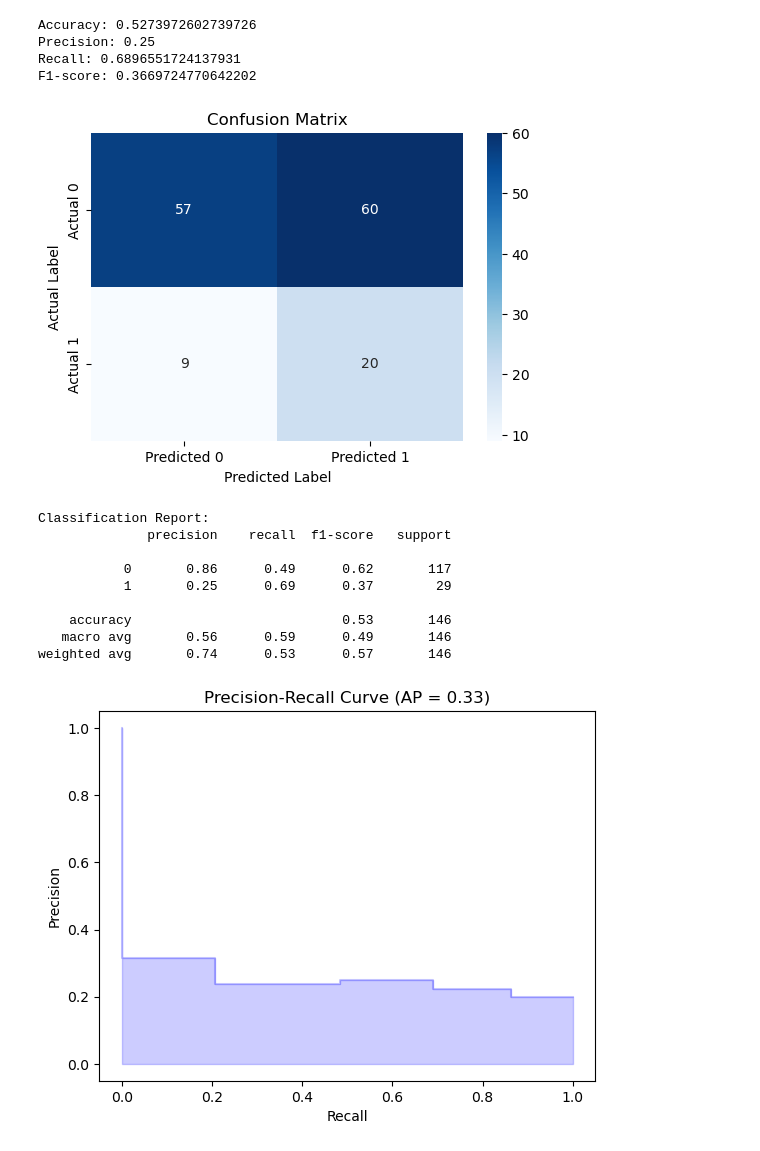
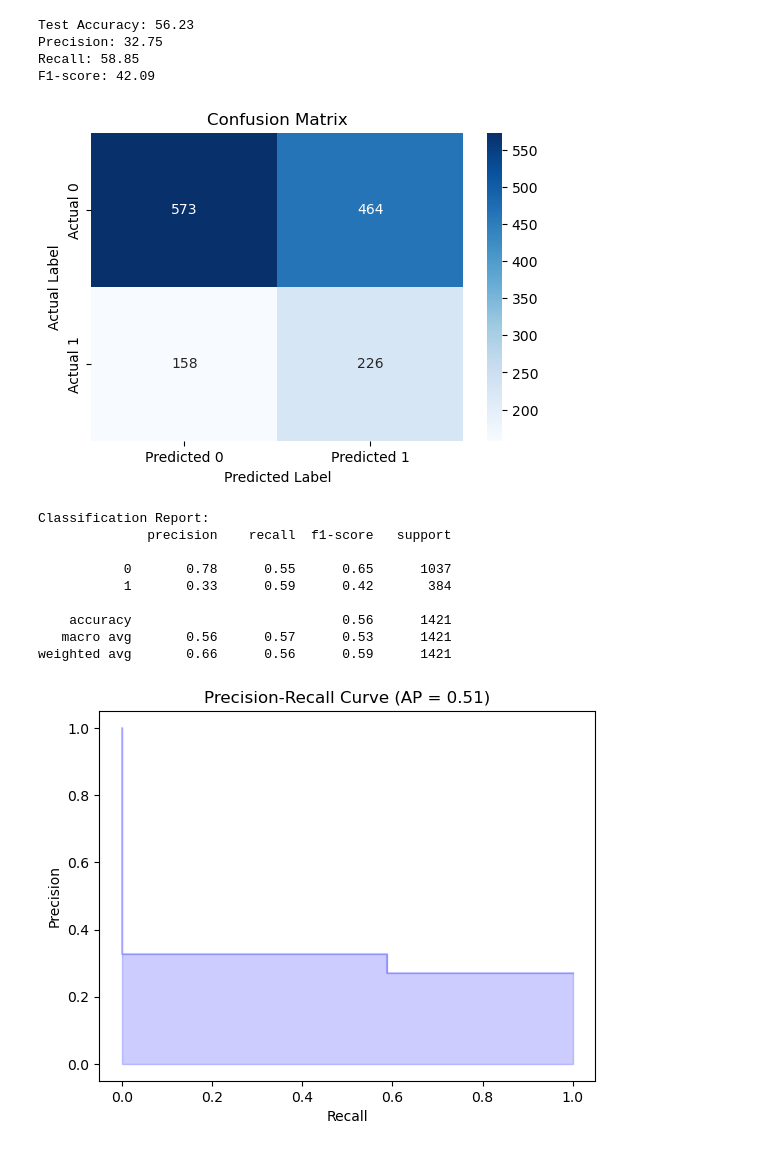
Before and after one commit to NohJangHyun/MIMIC-III-mortality-prediction, a Jupyter notebook: Model/Decision Tree.ipynb, the cells around one changed output. Cells and saved outputs as stored; diff of their text form; code cells hidden in the pictures.

```diff
--- a/Model/Decision Tree.ipynb
+++ b/Model/Decision Tree.ipynb
@@ -11,8 +11,8 @@ import warnings
 warnings.filterwarnings('ignore')
 # %%
 # 데이터 불러오기
-train_data = pd.read_csv("~/project/MIMIC-III/Baseline/overlap/All/overlap_All(1%)_train.csv")
-test_data = pd.read_csv("~/project/MIMIC-III/Baseline/overlap/All/overlap_All(1%)_test.csv")
+train_data = pd.read_csv("~/project/MIMIC-III/Baseline/overlap/ARDS/OSI/overlap_OSI(10%)_train.csv")
+test_data = pd.read_csv("~/project/MIMIC-III/Baseline/overlap/ARDS/OSI/overlap_OSI(10%)_test.csv")
 
 train_data.drop(["SUBJECT_ID","HADM_ID", "DOA", "TLOS", "ETHNICITY"], axis=1, inplace=True)
 test_data.drop(["SUBJECT_ID","HADM_ID", "DOA", "TLOS", "ETHNICITY"], axis=1, inplace=True)
@@ -154,10 +154,18 @@ precision = precision_score(test_data['y'], y_pred)
 recall = recall_score(test_data['y'], y_pred)
 f1 = f1_score(test_data['y'], y_pred)
 
-print("Accuracy:", accuracy)
-print("Precision:", precision)
-print("Recall:", recall)
-print("F1-score:", f1)
+rounded_accuracy = round(accuracy * 100, 2)
+rounded_precision = round(precision * 100, 2)
+rounded_recall = round(recall * 100, 2)
+rounded_f1 = round(f1 * 100, 2)
+
+print("Test Accuracy:", rounded_accuracy)
+print("Precision:", rounded_precision)
+print("Recall:", rounded_recall)
+print("F1-score:", rounded_f1)
+# print(accuracy)
+# print(recall)
+# print(f1)
 
 # Confusion Matrix 계산
 cm = confusion_matrix(test_data['y'], y_pred)
@@ -170,45 +178,45 @@ plt.title('Confusion Matrix')
 plt.xlabel('Predicted Label')
 plt.ylabel('Actual Label')
 plt.show()
 
 # Classification Report 출력
 print("Classification Report:")
 print(classification_report(test_data['y'], y_pred))
 
 # Precision-Recall Curve 계산 및 시각화
 precision, recall, _ = precision_recall_curve(test_data['y'], best_model.predict_proba(X_test)[:, 1])
 average_precision = auc(recall, precision)
 plt.figure()
 plt.step(recall, precision, color='b', alpha=0.2, where='post')
 plt.fill_between(recall, precision, step='post', alpha=0.2, color='b')
 plt.xlabel('Recall')
 plt.ylabel('Precision')
 plt.title(f'Precision-Recall Curve (AP = {average_precision:.2f})')
 plt.show()
 
 # Feature Importance 계산
 feature_importance = best_model.feature_importances_
 
 # Feature Importance 시각화
 plt.figure(figsize=(10, 6))
 sns.barplot(x=feature_importance, y=features)
 plt.title('Feature Importance')
 plt.xlabel('Importance')
 plt.ylabel('Feature')
 plt.show()
 # %% [output]
-Accuracy: 0.5273972602739726
-Precision: 0.25
-Recall: 0.6896551724137931
-F1-score: 0.3669724770642202
+Test Accuracy: 56.23
+Precision: 32.75
+Recall: 58.85
+F1-score: 42.09
-[figure, old version]
+[figure, new version]
 Classification Report:
               precision    recall  f1-score   support
 
-           0       0.86      0.49      0.62       117
-           1       0.25      0.69      0.37        29
+           0       0.78      0.55      0.65      1037
+           1       0.33      0.59      0.42       384
 
-    accuracy                           0.53       146
-   macro avg       0.56      0.59      0.49       146
-weighted avg       0.74      0.53      0.57       146
+    accuracy                           0.56      1421
+   macro avg       0.56      0.57      0.53      1421
+weighted avg       0.66      0.56      0.59      1421
-[figure, old version]
+[figure, new version]
```
Also changed, not shown: parts of 3 cells of this notebook, 6 other files.
